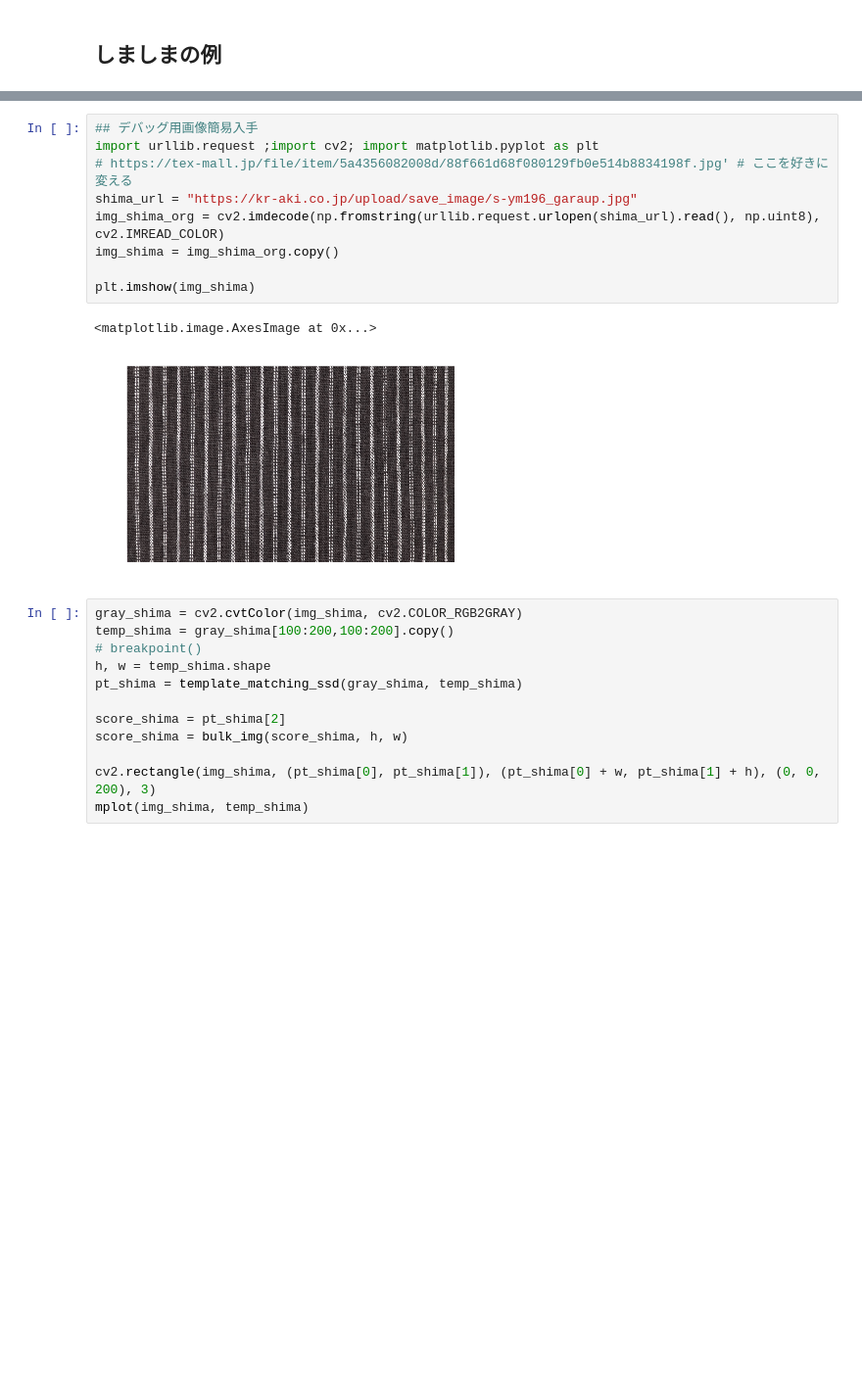
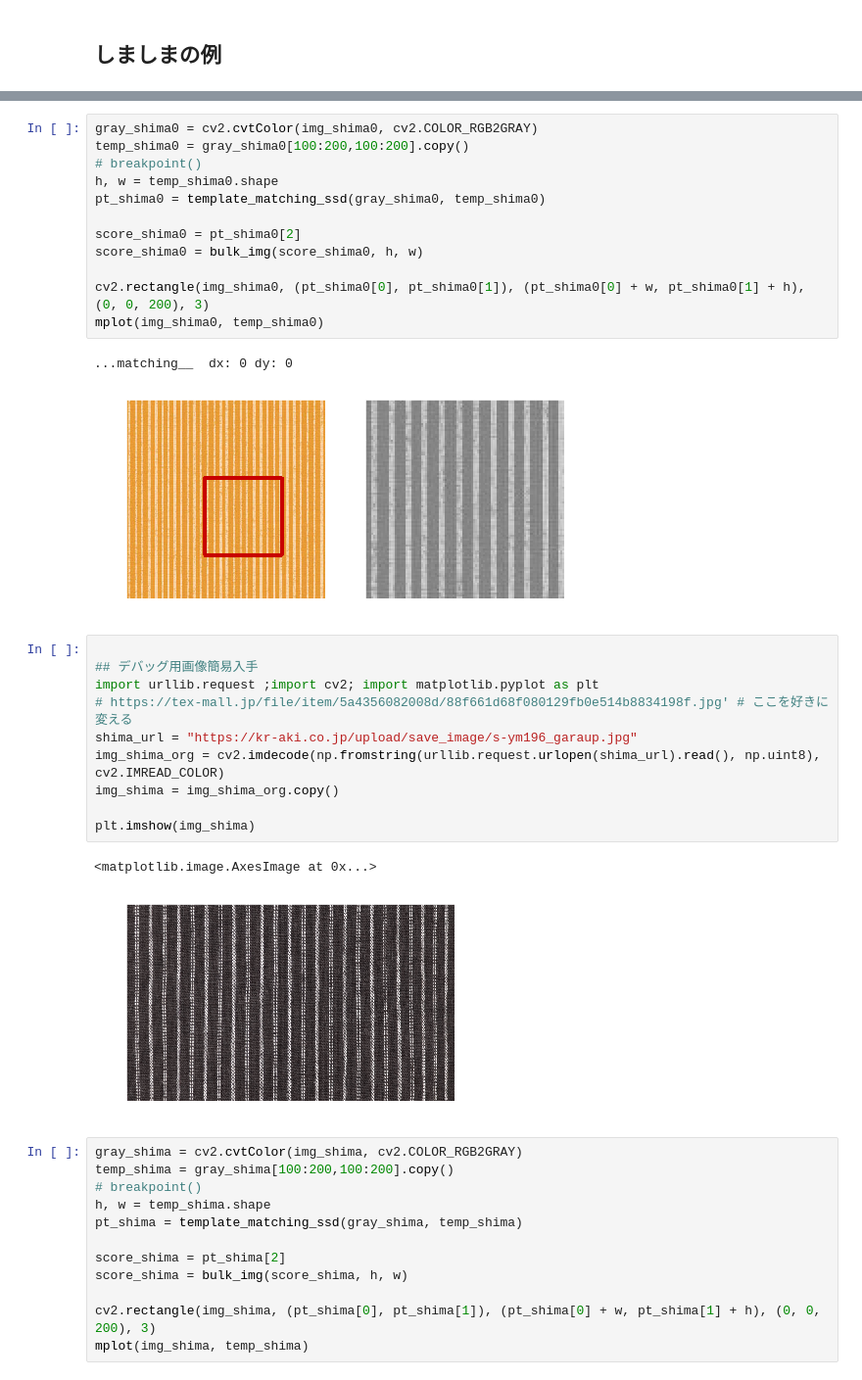
Before and after one commit to c-c-c-c/matsu_lab, a Jupyter notebook: gazoshori_algorism/381.ipynb, the cells around one changed output, grey strips where cells are left out. Shown at 98% size. Cells and saved outputs as stored; diff of their text form; blank space fills up the shorter version.

```diff
--- a/gazoshori_algorism/381.ipynb
+++ b/gazoshori_algorism/381.ipynb
@@ -357,4 +368,20 @@ interactive(children=(FloatSlider(value=1.0, description='fig_width', max=5.0, s
+# %%
+gray_shima0 = cv2.cvtColor(img_shima0, cv2.COLOR_RGB2GRAY)
+temp_shima0 = gray_shima0[100:200,100:200].copy()
+# breakpoint()
+h, w = temp_shima0.shape
+pt_shima0 = template_matching_ssd(gray_shima0, temp_shima0)
+
+score_shima0 = pt_shima0[2]
+score_shima0 = bulk_img(score_shima0, h, w)
+
+cv2.rectangle(img_shima0, (pt_shima0[0], pt_shima0[1]), (pt_shima0[0] + w, pt_shima0[1] + h), (0, 0, 200), 3)
+mplot(img_shima0, temp_shima0)
+# %% [output]
+...matching__  dx: 0 dy: 0
+[figure, added]
 # %%
+
 ## デバッグ用画像簡易入手
 import urllib.request ;import cv2; import matplotlib.pyplot as plt
 # https://tex-mall.jp/file/item/5a4356082008d/88f661d68f080129fb0e514b8834198f.jpg' # ここを好きに変える
```
Also changed, not shown: parts of 1 cell of this notebook.
